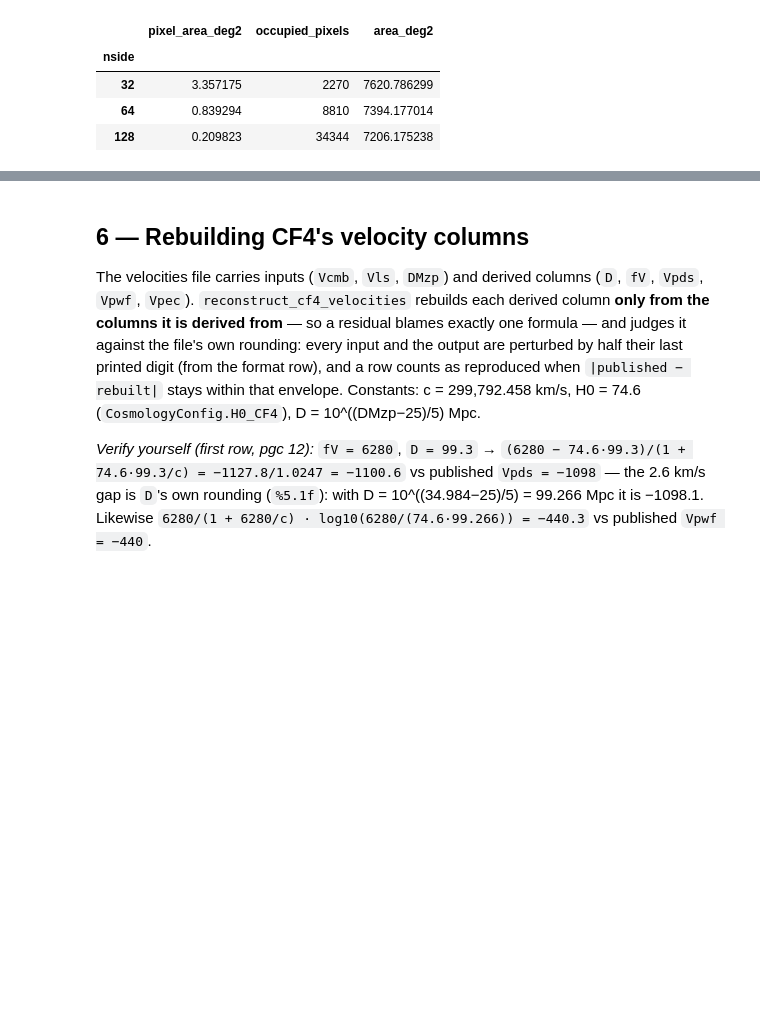
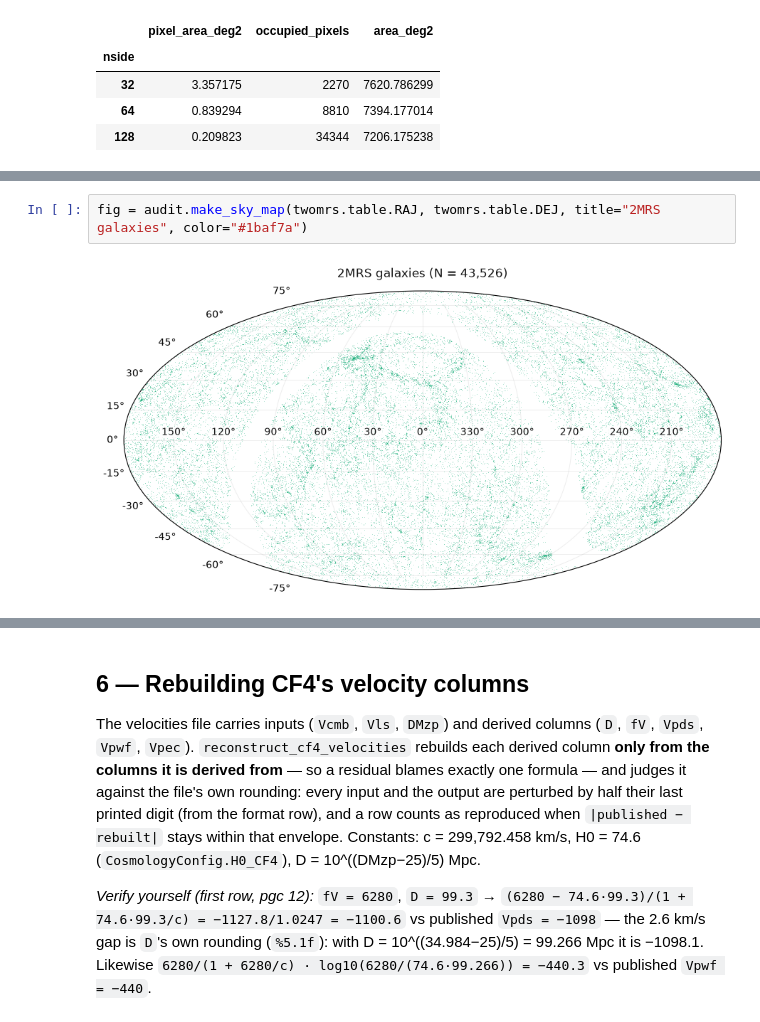
Before and after one commit to ofeke2000/Cross-correlating-Tempel-SDSS-groups-with-Cosmicflows-4-peculiar-velocities, a Jupyter notebook: notebooks/11_real_catalog_audit.ipynb, the cells around one changed output, grey strips where cells are left out. Drawn from its saved outputs; the diff is of its cells as text; blank space fills up the shorter version.

```diff
--- a/notebooks/11_real_catalog_audit.ipynb
+++ b/notebooks/11_real_catalog_audit.ipynb
@@ -325,0 +342,4 @@ audit.footprint_area_table(tempel.table.RA, tempel.table.DE, config)
+# %%
+fig = audit.make_sky_map(twomrs.table.RAJ, twomrs.table.DEJ, title="2MRS galaxies", color="#1baf7a")
+# %% [output]
+[figure, added]
```
Also changed, not shown: parts of 29 cells of this notebook, 7 other files.
